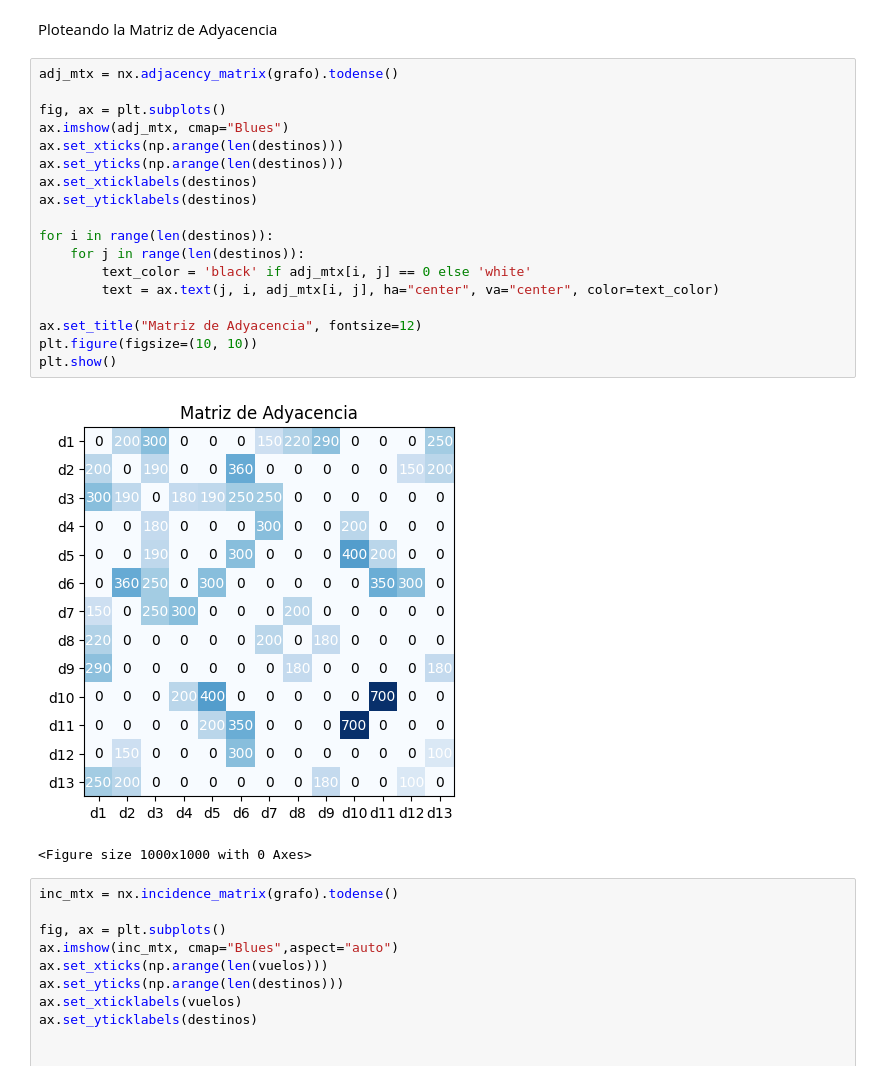
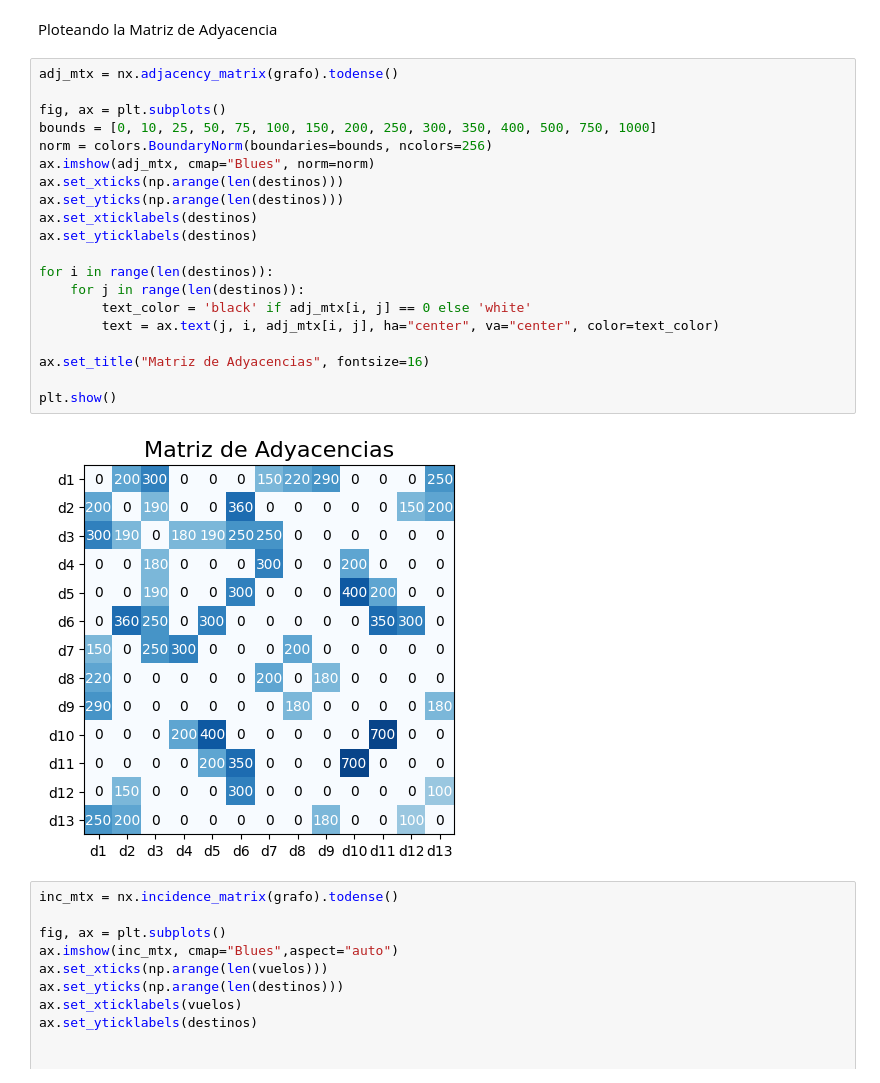
Before and after one commit to iguerrero21/TAyED2, a Jupyter notebook: TAED2_TP1.ipynb, the cells around one changed output. Cells and saved outputs as stored; diff of their text form.

```diff
--- a/TAED2_TP1.ipynb
+++ b/TAED2_TP1.ipynb
@@ -52,24 +55,25 @@ Ploteando la Matriz de Adyacencia
 # %%
 adj_mtx = nx.adjacency_matrix(grafo).todense()
 
 fig, ax = plt.subplots()
-ax.imshow(adj_mtx, cmap="Blues")
+bounds = [0, 10, 25, 50, 75, 100, 150, 200, 250, 300, 350, 400, 500, 750, 1000]
+norm = colors.BoundaryNorm(boundaries=bounds, ncolors=256)
+ax.imshow(adj_mtx, cmap="Blues", norm=norm)
 ax.set_xticks(np.arange(len(destinos)))
 ax.set_yticks(np.arange(len(destinos)))
 ax.set_xticklabels(destinos)
 ax.set_yticklabels(destinos)
 
 for i in range(len(destinos)):
     for j in range(len(destinos)):
         text_color = 'black' if adj_mtx[i, j] == 0 else 'white'
         text = ax.text(j, i, adj_mtx[i, j], ha="center", va="center", color=text_color)
 
-ax.set_title("Matriz de Adyacencia", fontsize=12)
-plt.figure(figsize=(10, 10))
+ax.set_title("Matriz de Adyacencias", fontsize=16)
+
 plt.show()
 # %% [output]
-[figure, old version]
+[figure, new version]
-<Figure size 1000x1000 with 0 Axes>
 # %%
 inc_mtx = nx.incidence_matrix(grafo).todense()
 
```
Also changed, not shown: parts of 3 cells of this notebook.
